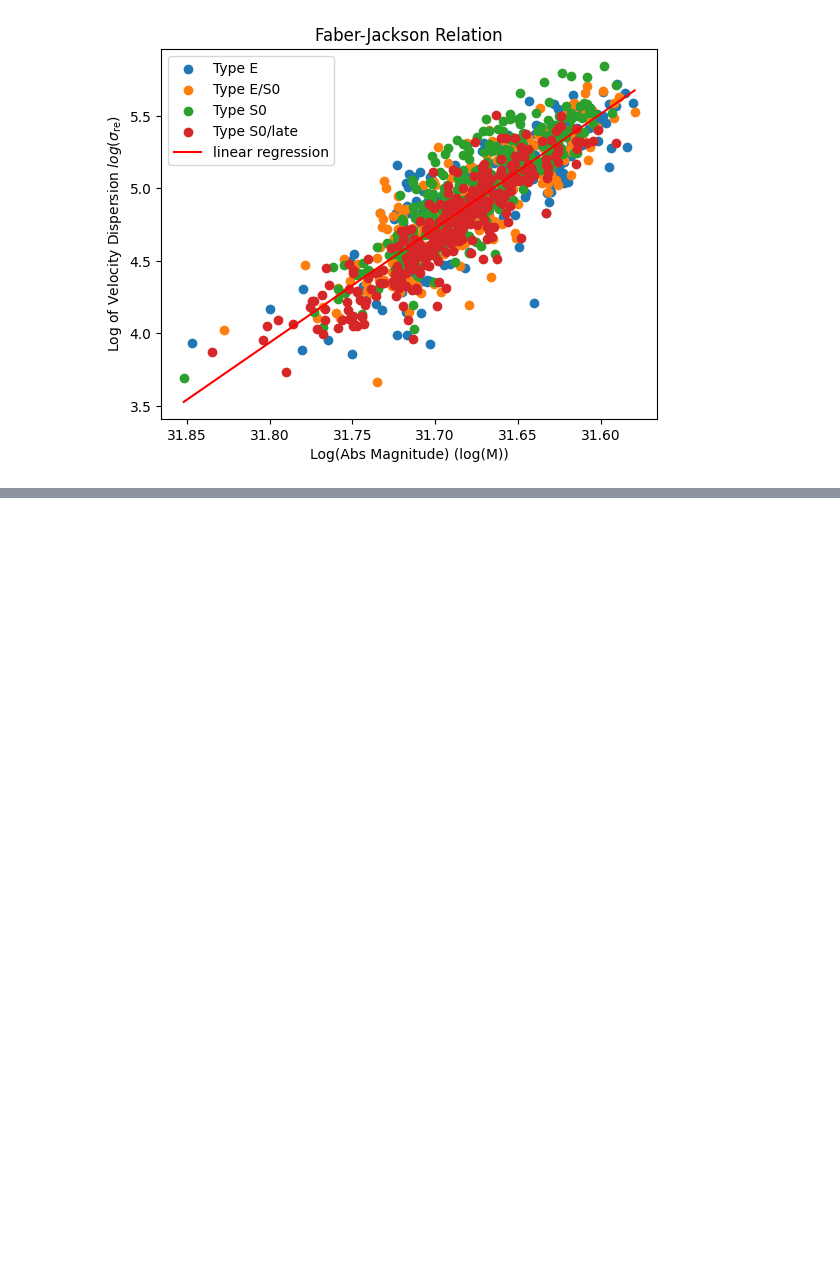
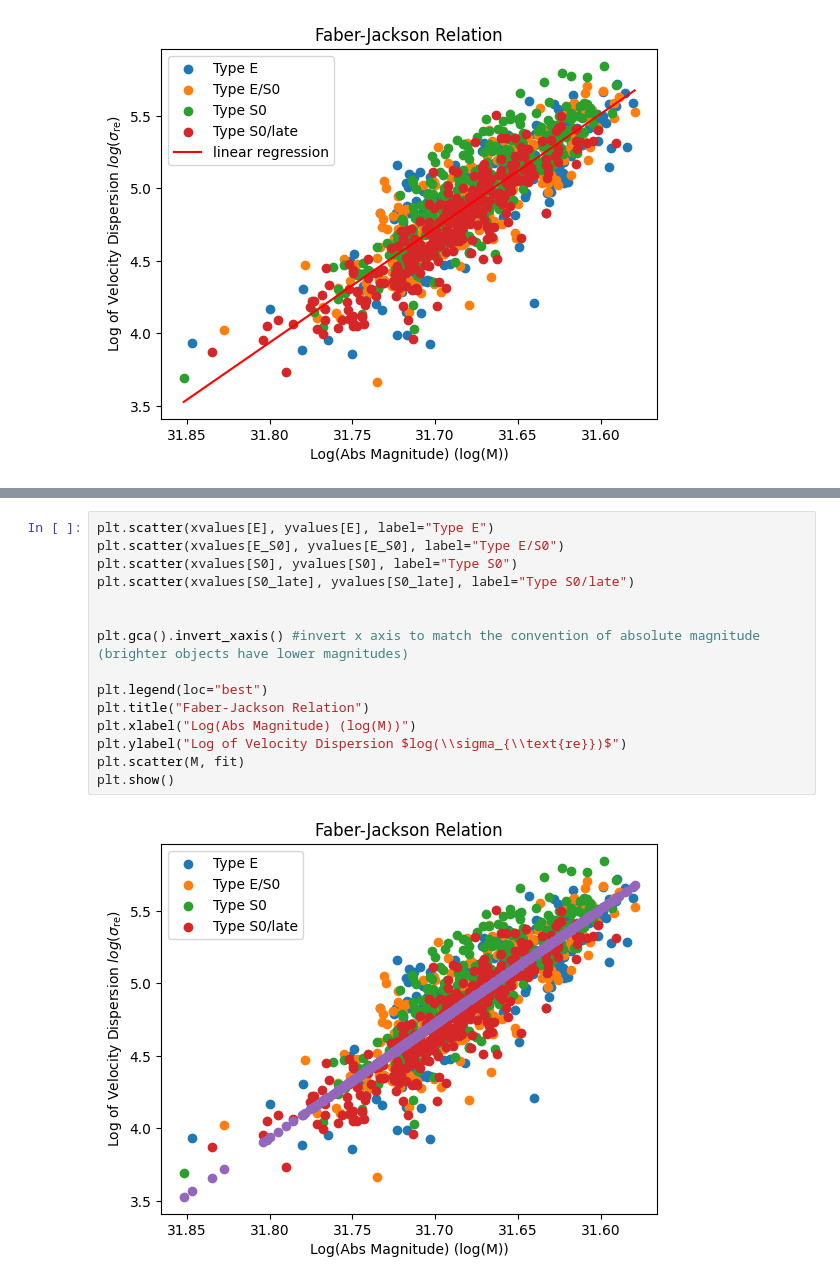
Before and after one commit to lina-pp/PHYS3116_Group3, a Jupyter notebook: Faber-Jackson.ipynb, the cells around one changed output, grey strips where cells are left out. Drawn from its saved outputs; the diff is of its cells as text; blank space fills up the shorter version.

```diff
--- a/Faber-Jackson.ipynb
+++ b/Faber-Jackson.ipynb
@@ -111,3 +81,20 @@ r= 1.004194209950861
+# %%
+plt.scatter(xvalues[E], yvalues[E], label="Type E")
+plt.scatter(xvalues[E_S0], yvalues[E_S0], label="Type E/S0")
+plt.scatter(xvalues[S0], yvalues[S0], label="Type S0")
+plt.scatter(xvalues[S0_late], yvalues[S0_late], label="Type S0/late")
+
+
+plt.gca().invert_xaxis() #invert x axis to match the convention of absolute magnitude (brighter objects have lower magnitudes)
+
+plt.legend(loc="best")
+plt.title("Faber-Jackson Relation")
+plt.xlabel("Log(Abs Magnitude) (log(M))")
+plt.ylabel("Log of Velocity Dispersion $log(\\sigma_{\\text{re}})$")
+plt.scatter(M, fit)
+plt.show()
+# %% [output]
+[figure, added]
 # %%
 # finding the residuals at each point -> I think we can put this under the curve to show how each point varies
 
```
Also changed, not shown: parts of 6 cells of this notebook.
